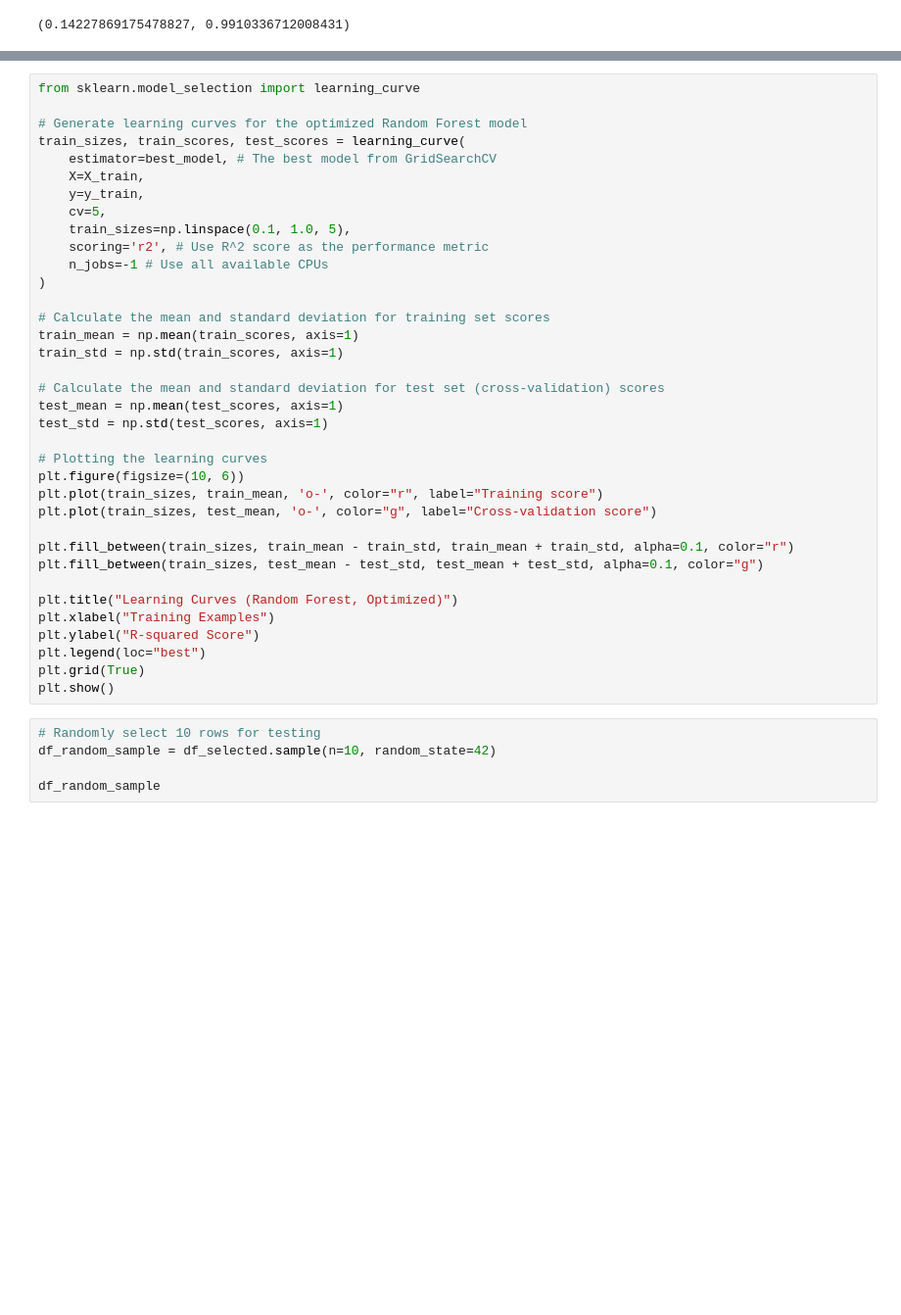
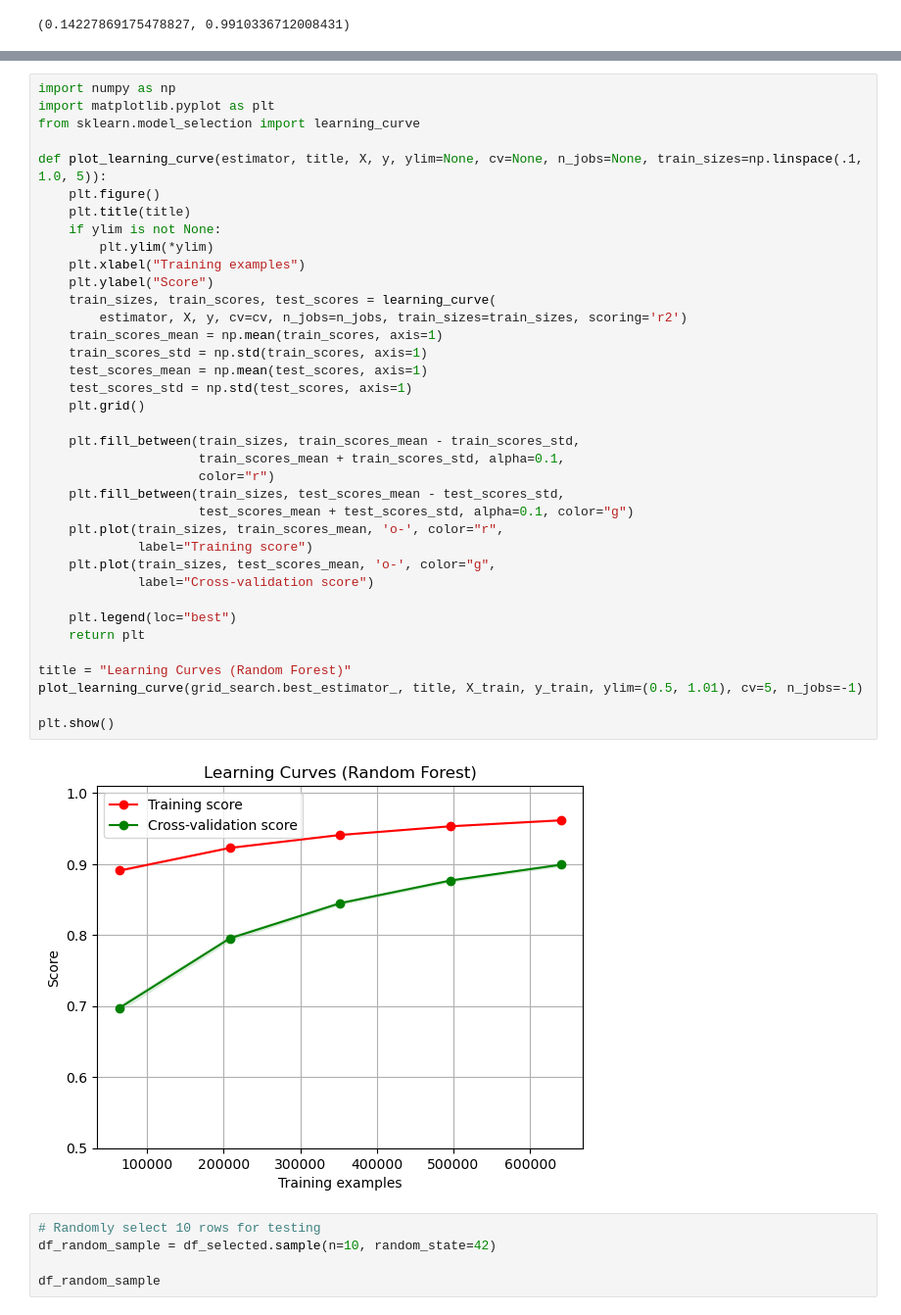
Before and after one commit to Inupa6677/DSGP-GROUP-9, a Jupyter notebook: accident analysis with different parameters.ipynb, the cells around one changed output, grey strips where cells are left out. Shown at 98% size. Cells and saved outputs as stored; diff of their text form; blank space fills up the shorter version.

Commit message:
model evaluation done for accident count

```diff
--- a/accident analysis with different parameters.ipynb
+++ b/accident analysis with different parameters.ipynb
@@ -1296,39 +1370,42 @@ Training R^2: 0.992470862615758
 # %%
+import numpy as np
+import matplotlib.pyplot as plt
 from sklearn.model_selection import learning_curve
 
-# Generate learning curves for the optimized Random Forest model
-train_sizes, train_scores, test_scores = learning_curve(
-    estimator=best_model, # The best model from GridSearchCV
-    X=X_train,
-    y=y_train,
-    cv=5,
-    train_sizes=np.linspace(0.1, 1.0, 5),
-    scoring='r2', # Use R^2 score as the performance metric
-    n_jobs=-1 # Use all available CPUs
-)
+def plot_learning_curve(estimator, title, X, y, ylim=None, cv=None, n_jobs=None, train_sizes=np.linspace(.1, 1.0, 5)):
+    plt.figure()
+    plt.title(title)
+    if ylim is not None:
+        plt.ylim(*ylim)
+    plt.xlabel("Training examples")
+    plt.ylabel("Score")
+    train_sizes, train_scores, test_scores = learning_curve(
+        estimator, X, y, cv=cv, n_jobs=n_jobs, train_sizes=train_sizes, scoring='r2')
+    train_scores_mean = np.mean(train_scores, axis=1)
+    train_scores_std = np.std(train_scores, axis=1)
+    test_scores_mean = np.mean(test_scores, axis=1)
+    test_scores_std = np.std(test_scores, axis=1)
+    plt.grid()
 
-# Calculate the mean and standard deviation for training set scores
-train_mean = np.mean(train_scores, axis=1)
-train_std = np.std(train_scores, axis=1)
+    plt.fill_between(train_sizes, train_scores_mean - train_scores_std,
+                     train_scores_mean + train_scores_std, alpha=0.1,
+                     color="r")
+    plt.fill_between(train_sizes, test_scores_mean - test_scores_std,
+                     test_scores_mean + test_scores_std, alpha=0.1, color="g")
+    plt.plot(train_sizes, train_scores_mean, 'o-', color="r",
+             label="Training score")
+    plt.plot(train_sizes, test_scores_mean, 'o-', color="g",
+             label="Cross-validation score")
 
-# Calculate the mean and standard deviation for test set (cross-validation) scores
-test_mean = np.mean(test_scores, axis=1)
-test_std = np.std(test_scores, axis=1)
+    plt.legend(loc="best")
+    return plt
 
-# Plotting the learning curves
-plt.figure(figsize=(10, 6))
-plt.plot(train_sizes, train_mean, 'o-', color="r", label="Training score")
-plt.plot(train_sizes, test_mean, 'o-', color="g", label="Cross-validation score")
+title = "Learning Curves (Random Forest)"
+plot_learning_curve(grid_search.best_estimator_, title, X_train, y_train, ylim=(0.5, 1.01), cv=5, n_jobs=-1)
 
-plt.fill_between(train_sizes, train_mean - train_std, train_mean + train_std, alpha=0.1, color="r")
-plt.fill_between(train_sizes, test_mean - test_std, test_mean + test_std, alpha=0.1, color="g")
-
-plt.title("Learning Curves (Random Forest, Optimized)")
-plt.xlabel("Training Examples")
-plt.ylabel("R-squared Score")
-plt.legend(loc="best")
-plt.grid(True)
 plt.show()
+# %% [output]
+[figure, added]
 # %%
 # Randomly select 10 rows for testing
 df_random_sample = df_selected.sample(n=10, random_state=42)
```
Also changed, not shown: parts of 6 cells of this notebook.
